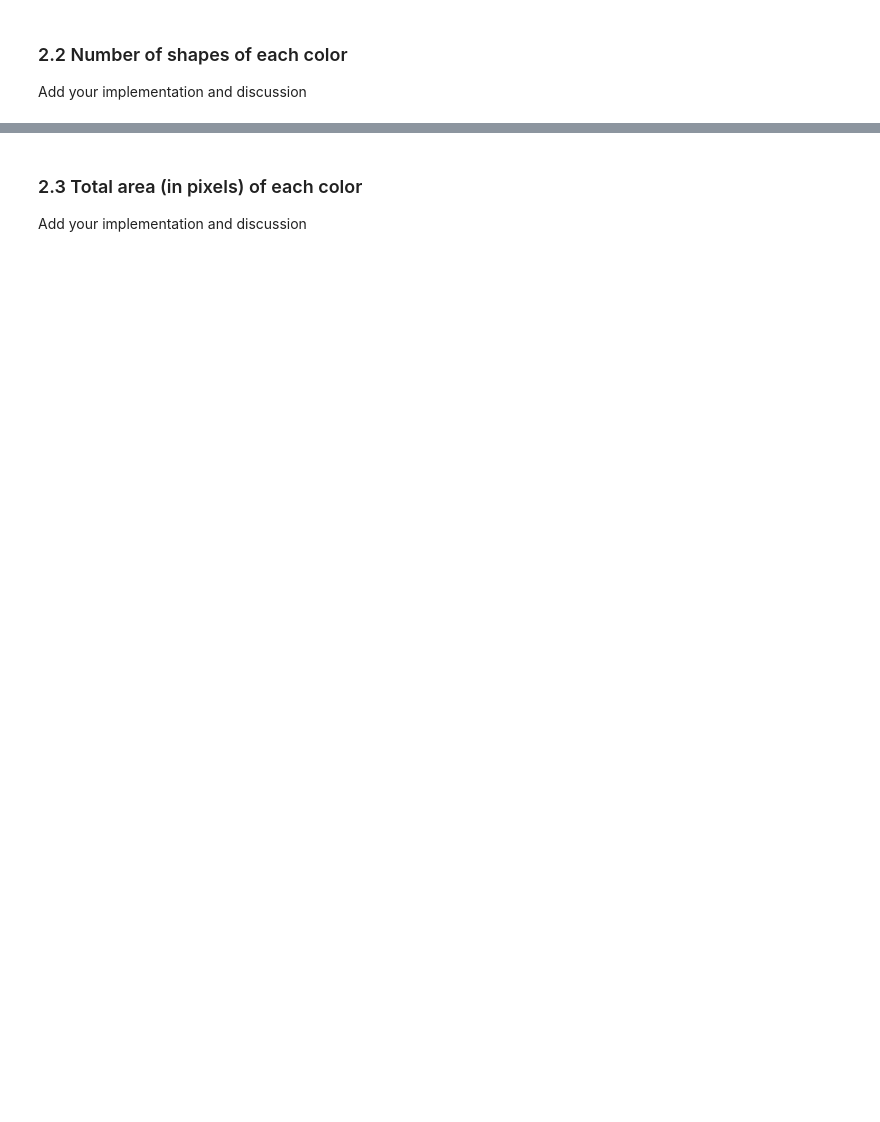
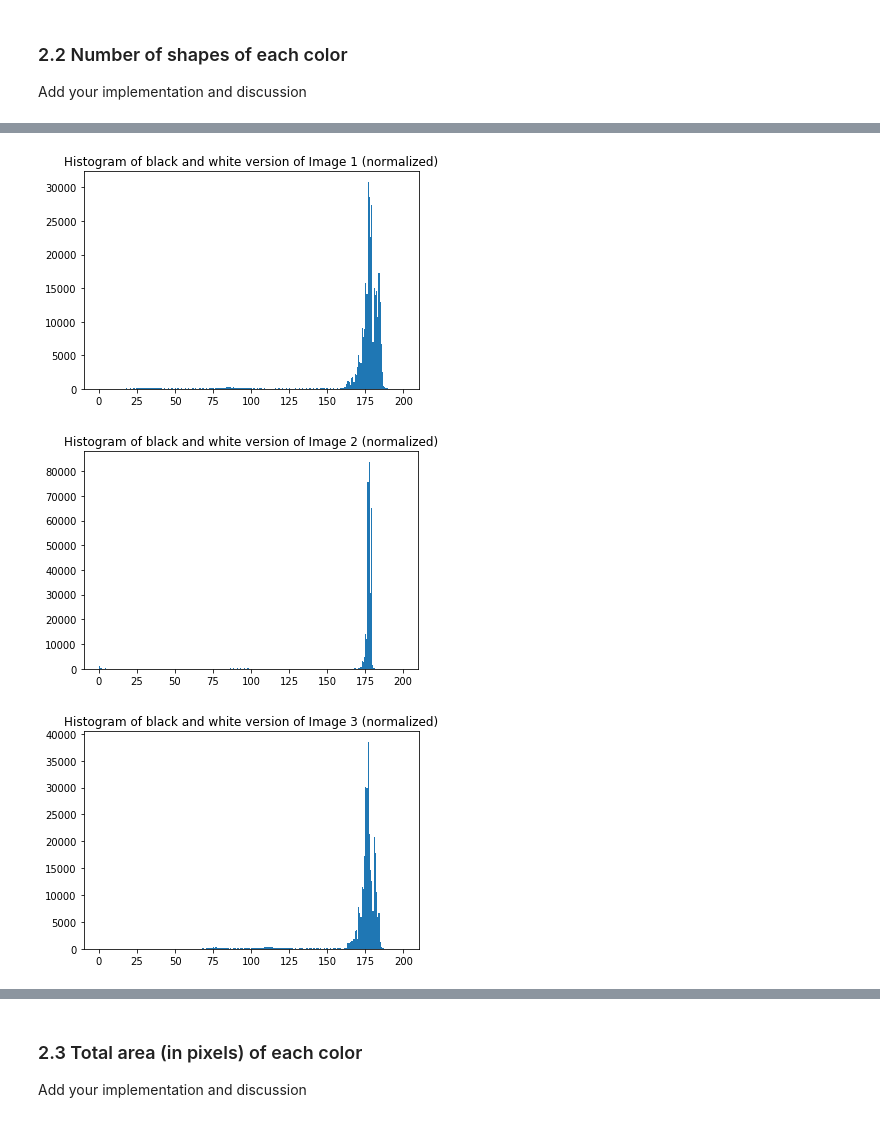
Before and after one commit to jbmag/iapr-2020, a Jupyter notebook: labs/lab_01_segmentation.ipynb, the cells around one changed output, grey strips where cells are left out. Saved outputs shown, nothing was run; the diff lists cells and outputs as text; code cells hidden in the pictures; blank space fills up the shorter version.

```diff
--- a/labs/lab_01_segmentation.ipynb
+++ b/labs/lab_01_segmentation.ipynb
@@ -144,8 +164,0 @@ print(mean_colours.shape)
-# %%
-#threshold background
-mean_colours[mean_colours>125] = 255
-a4=plt.imshow(mean_colours, cmap='gray')
-plt.show()
-im1[mean_colours==255,:] = 255
-a4=plt.imshow(im1)
-plt.show()
@@ -154,0 +168,26 @@ plt.show()
+# %%
+#plot of grey_scale histograms AFTER normalization
+mean1 = np.mean(im1, axis=2)
+ax = plt.hist(mean1.ravel(),bins=256, range=[0,200])
+pylab.xticks(range(0,225,25))
+plt.title('Histogram of black and white version of Image 1 (normalized)')
+#plt.yscale('log')
+plt.show()
+
+mean2 = np.mean(im2, axis=2)
+ax = plt.hist(mean2.ravel(),bins=256, range=[0,200])
+pylab.xticks(range(0,225,25))
+plt.title('Histogram of black and white version of Image 2 (normalized)')
+#plt.yscale('log')
+plt.show()
+
+mean3 = np.mean(im3, axis=2)
+ax = plt.hist(mean3.ravel(),bins=256, range=[0,200])
+pylab.xticks(range(0,225,25))
+plt.title('Histogram of black and white version of Image 3 (normalized)')
+#plt.yscale('log')
+plt.show()
+# %% [output]
+[figure, added]
+[figure, added]
+[figure, added]
```
Also changed, not shown: parts of 29 cells of this notebook.
